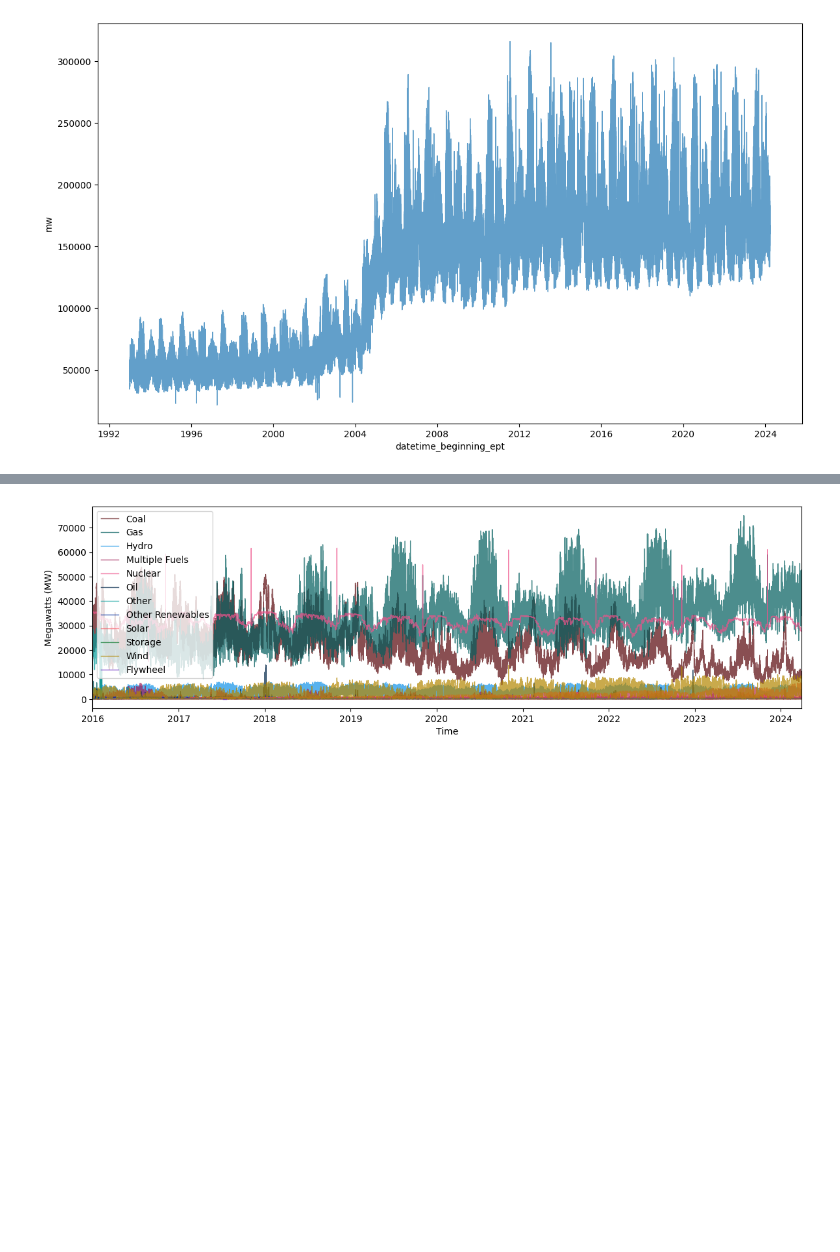
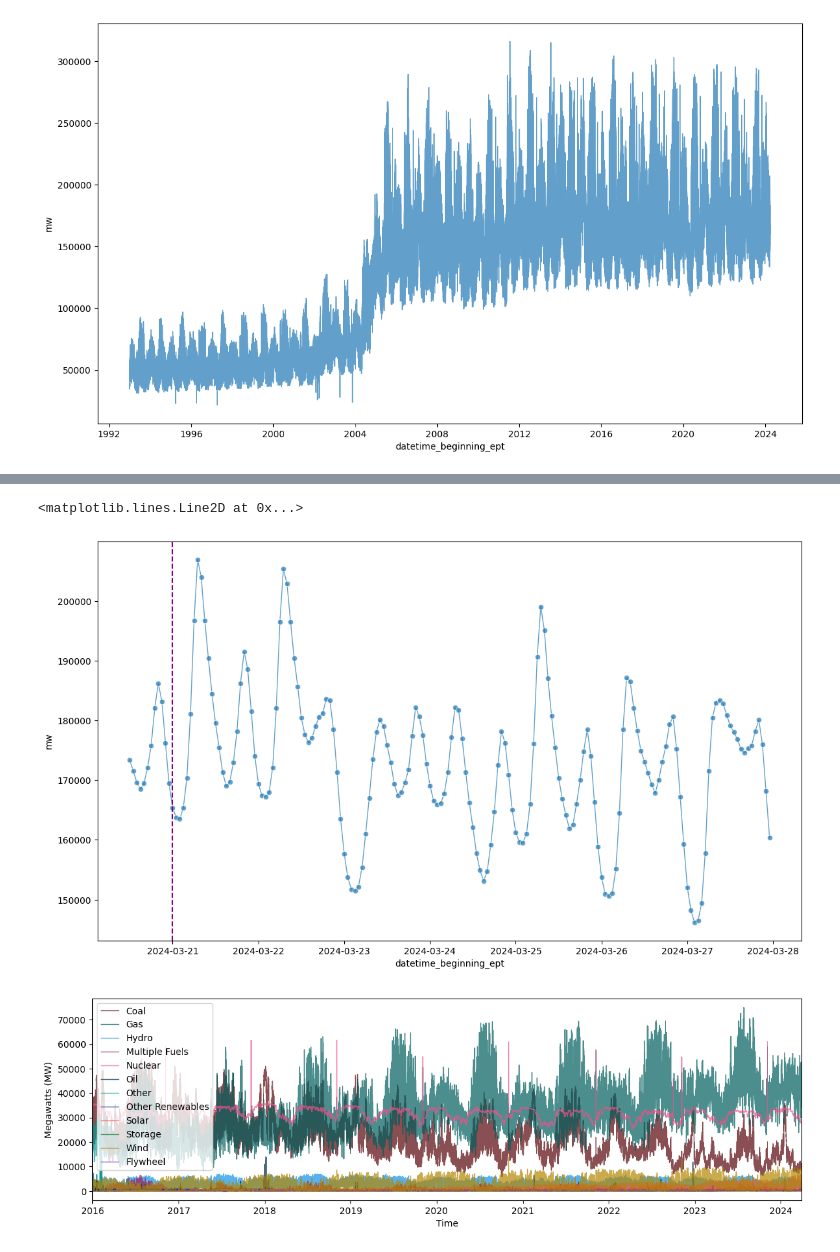
Before and after one commit to chill0121/Energy_Grid_Forecasting, a Jupyter notebook: Energy_Forecasting.ipynb, the cells around one changed output, grey strips where cells are left out. Cells and saved outputs as stored; diff of their text form; code cells hidden in the pictures; blank space fills up the shorter version.

```diff
--- a/Energy_Forecasting.ipynb
+++ b/Energy_Forecasting.ipynb
@@ -125,6 +128,9 @@ sorted(load_df['zone'].unique())
  'RTO']
 # %%
 load_zone_df = load_df[['datetime_beginning_ept', 'zone', 'mw']].groupby(['datetime_beginning_ept', 'zone'], as_index = False).sum()
+# %%
+
+load_total_df = load_df[['datetime_beginning_ept', 'mw']].groupby(['datetime_beginning_ept'], as_index = False).sum()
 # %%
 ax, fig = plt.subplots(figsize = (14, 8))
 ax = sns.lineplot(load_zone_df, x = 'datetime_beginning_ept', y = 'mw',  hue = 'zone', alpha = 0.7, lw = 1)
@@ -142,3 +163,14 @@ ax = sns.lineplot(load_df[['datetime_beginning_ept', 'mw']].groupby(['datetime_b
+# %%
+ax, fig = plt.subplots(figsize = (14, 8))
+ax = sns.lineplot(load_total_df.loc[load_total_df['datetime_beginning_ept'] > '3/20/2024 11:00:00'],
+                  x = 'datetime_beginning_ept',
+                  y = 'mw',
+                  alpha = 0.7, lw = 1, marker = 'o')
+
+plt.axvline(pd.to_datetime('2024-03-21 00:00:00'), color = 'purple', ls = '--')
+# %% [output]
+<matplotlib.lines.Line2D at 0x...>
+[figure, added]
 # %%
 gen_fuel_df = gen_df[['datetime_beginning_ept', 'fuel_type', 'mw']].groupby(['datetime_beginning_ept', 'fuel_type'], as_index = False).sum()
 # %%
```
Also changed, not shown: parts of 12 cells of this notebook, 2 other files.
